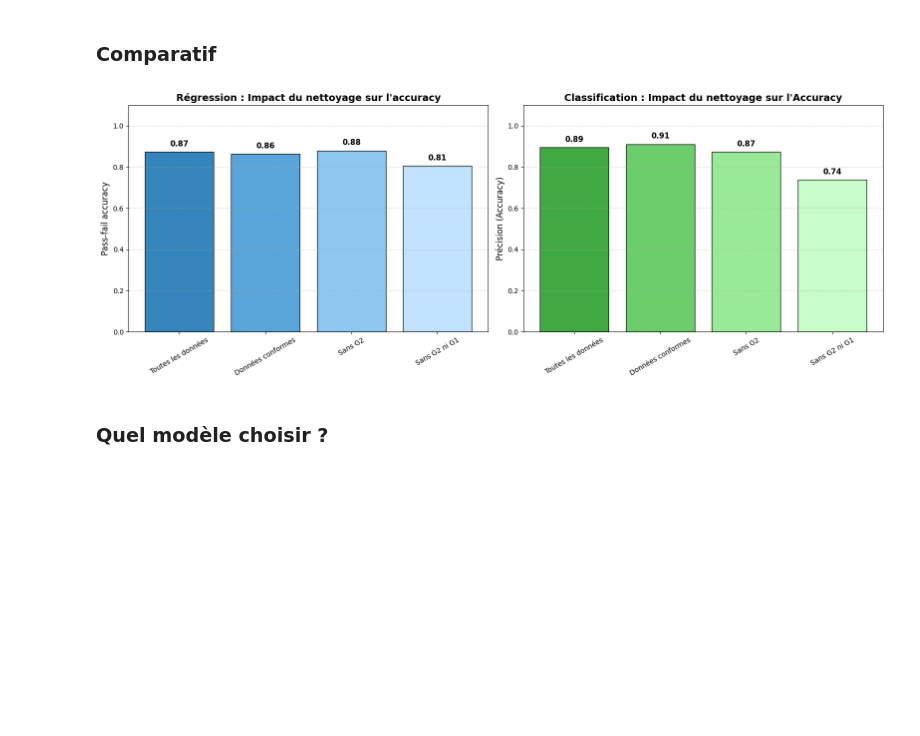
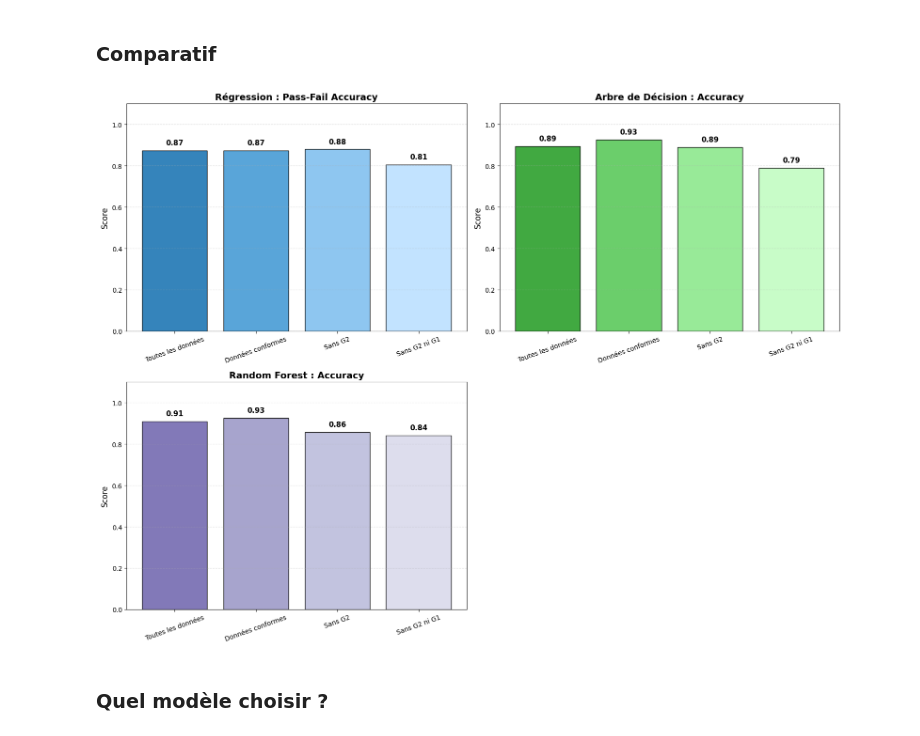
Before and after one commit to Grouloo/projet-chef-doeuvre, a Jupyter notebook: matrice-notebook.ipynb, the cells around one changed output. Drawn from its saved outputs; the diff is of its cells as text; code cells hidden in the pictures; blank space fills up the shorter version.

Commit message:
Add random forest

```diff
--- a/matrice-notebook.ipynb
+++ b/matrice-notebook.ipynb
@@ -325,7 +392,7 @@ Nous avons identifié certaines variables dans le jeu de données qui pourraient
 - `address` : Aucun rapport apparent avec ce que l'on cherche à prédire.
 # %%
 cols_to_drop = [
-    'sex', 'age', 'health', 'Dalc', 'Walc', 'romantic', 'famrel', 'Pstatus', 'Mjob', 'Fjob', 'address'
+   'school', 'sex', 'age', 'health', 'Dalc', 'Walc', 'romantic', 'goout', 'famrel', 'Pstatus', 'Mjob', 'Fjob', 'Medu', 'Fedu', 'address'
 ]
 
 # On retire uniquement les colonnes présentes dans le df
@@ -367,0 +437,3 @@ Précision (Accuracy) : 0.91
+# %%
+print("Forêt Aléatoire - Données conformes")
+random_forest_2, rf_accuracy_2 = create_and_evaluate_random_forest(ethical)
@@ -391,0 +470,3 @@ Précision (Accuracy) : 0.87
+# %%
+print("Forêt Aléatoire - Données conformes sans G2")
+random_forest_3, rf_accuracy_3 = create_and_evaluate_random_forest(ethical_no_g2)
@@ -415,0 +503,3 @@ Précision (Accuracy) : 0.74
+# %%
+print("Forêt Aléatoire - Données conformes sans G2 ni G1")
+random_forest_4, rf_accuracy_4 = create_and_evaluate_random_forest(ethical_no_g2_g1)
@@ -418,61 +512,87 @@ Précision (Accuracy) : 0.74
 # %% [markdown]
 ### Comparatif
 # %%
-import matplotlib.pyplot as plt
-import numpy as np
+# --- 2. Définition des scénarios ---
+models = ['Toutes les données', 'Données conformes', 'Sans G2', 'Sans G2 ni G1']
 
-# --- 2. Définition des scénarios (La nouvelle dimension) ---
-models = ['Toutes les données', 'Données conformes', 'Sans G2', 'Sans G2 ni G1']
+# On suppose que ces variables sont définies précédemment
 pf_scores = [pf_accuracy_1, pf_accuracy_2, pf_accuracy_3, pf_accuracy_4]
 acc_scores = [accuracy_1, accuracy_2, accuracy_3, accuracy_4]
+rf_scores = [rf_accuracy_1, rf_accuracy_2, rf_accuracy_3, rf_accuracy_4]
 
 # --- 3. Création du graphique ---
-# figsize=(16, 6) : J'ai élargi un peu l'image pour accommoder les textes
-fig, (ax1, ax2) = plt.subplots(1, 2, figsize=(16, 6))
+# On crée une grille 2x2 (2 lignes, 2 colonnes)
+# figsize=(16, 12) : On augmente la hauteur car il y a maintenant 2 étages
+fig, axs = plt.subplots(2, 2, figsize=(16, 12))
 
-# --- Graphique de Gauche : RÉGRESSION (R2) ---
-# J'utilise une palette de bleus pour montrer la gradation
+# Pour simplifier l'accès, on "aplatit" le tableau d'axes ou on les nomme directement
+ax1 = axs[0, 0] # En haut à gauche
+ax2 = axs[0, 1] # En haut à droite
+ax3 = axs[1, 0] # En bas à gauche
+ax4 = axs[1, 1] # En bas à droite (sera vide)
+
+# ==============================================================================
+# Graphique 1 : RÉGRESSION (Bleu) -> En haut à gauche
+# ==============================================================================
 colors_r2 = ['#1f77b4', '#479bd5', '#82c0ef', '#bce0ff']
 bars1 = ax1.bar(models, pf_scores, color=colors_r2, edgecolor='black', alpha=0.9)
 
-ax1.set_title('Régression : Impact du nettoyage sur l\'accuracy', fontsize=14, fontweight='bold')
-ax1.set_ylabel('Pass-fail accuracy', fontsize=12)
+ax1.set_title('Régression : Pass-Fail Accuracy', fontsize=14, fontweight='bold')
+ax1.set_ylabel('Score', fontsize=12)
 ax1.set_ylim(0, 1.1)
 ax1.grid(axis='y', linestyle='--', alpha=0.5)
+ax1.tick_params(axis='x', rotation=20)
 
-# Rotation des labels pour qu'ils ne se chevauchent pas
-ax1.tick_params(axis='x', rotation=30)
-
-# Ajout des valeurs
 for bar in bars1:
     height = bar.get_height()
     ax1.text(bar.get_x() + bar.get_width()/2., height + 0.02,
              f'{height:.2f}', ha='center', va='bottom', fontsize=11, fontweight='bold')
 
-# --- Graphique de Droite : CLASSIFICATION (Accuracy) ---
-# Palette de verts
+# ==============================================================================
+# Graphique 2 : ARBRE DE DÉCISION (Vert) -> En haut à droite
+# ==============================================================================
 colors_acc = ['#2ca02c', '#5bc95b', '#8de88d', '#c2fcc2']
 bars2 = ax2.bar(models, acc_scores, color=colors_acc, edgecolor='black', alpha=0.9)
 
-ax2.set_title('Classification : Impact du nettoyage sur l\'Accuracy', fontsize=14, fontweight='bold')
-ax2.set_ylabel('Précision (Accuracy)', fontsize=12)
+ax2.set_title('Arbre de Décision : Accuracy', fontsize=14, fontweight='bold')
+ax2.set_ylabel('Score', fontsize=12)
 ax2.set_ylim(0, 1.1)
 ax2.grid(axis='y', linestyle='--', alpha=0.5)
+ax2.tick_params(axis='x', rotation=20)
 
-# Rotation des labels
-ax2.tick_params(axis='x', rotation=30)
-
-# Ajout des valeurs
 for bar in bars2:
     height = bar.get_height()
     ax2.text(bar.get_x() + bar.get_width()/2., height + 0.02,
              f'{height:.2f}', ha='center', va='bottom', fontsize=11, fontweight='bold')
 
+# ==============================================================================
+# Graphique 3 : RANDOM FOREST (Violet) -> En bas à gauche
+# ==============================================================================
+colors_rf = ['#756bb1', '#9e9ac8', '#bcbddc', '#dadaeb']
+bars3 = ax3.bar(models, rf_scores, color=colors_rf, edgecolor='black', alpha=0.9)
+
+ax3.set_title('Random Forest : Accuracy', fontsize=14, fontweight='bold')
+ax3.set_ylabel('Score', fontsize=12)
+ax3.set_ylim(0, 1.1)
+ax3.grid(axis='y', linestyle='--', alpha=0.5)
+ax3.tick_params(axis='x', rotation=20)
+
+for bar in bars3:
+    height = bar.get_height()
+    ax3.text(bar.get_x() + bar.get_width()/2., height + 0.02,
+             f'{height:.2f}', ha='center', va='bottom', fontsize=11, fontweight='bold')
+
+# ==============================================================================
+# Gestion du 4ème graphique (Vide)
+# ==============================================================================
+# On masque le graphique en bas à droite pour ne pas avoir un cadre vide inutile
+ax4.axis('off')
+
 # --- Affichage final ---
-plt.tight_layout() # Crucial pour que les labels rotatés ne soient pas coupés
-plt.savefig('comparison_models.png')
+plt.tight_layout()
+plt.show()
 # %% [output]
-[figure, old version]
+[figure, new version]
 # %% [markdown]
 ### Quel modèle choisir ?
 # %% [markdown]
```
Also changed, not shown: parts of 22 cells of this notebook, 3 other files.
